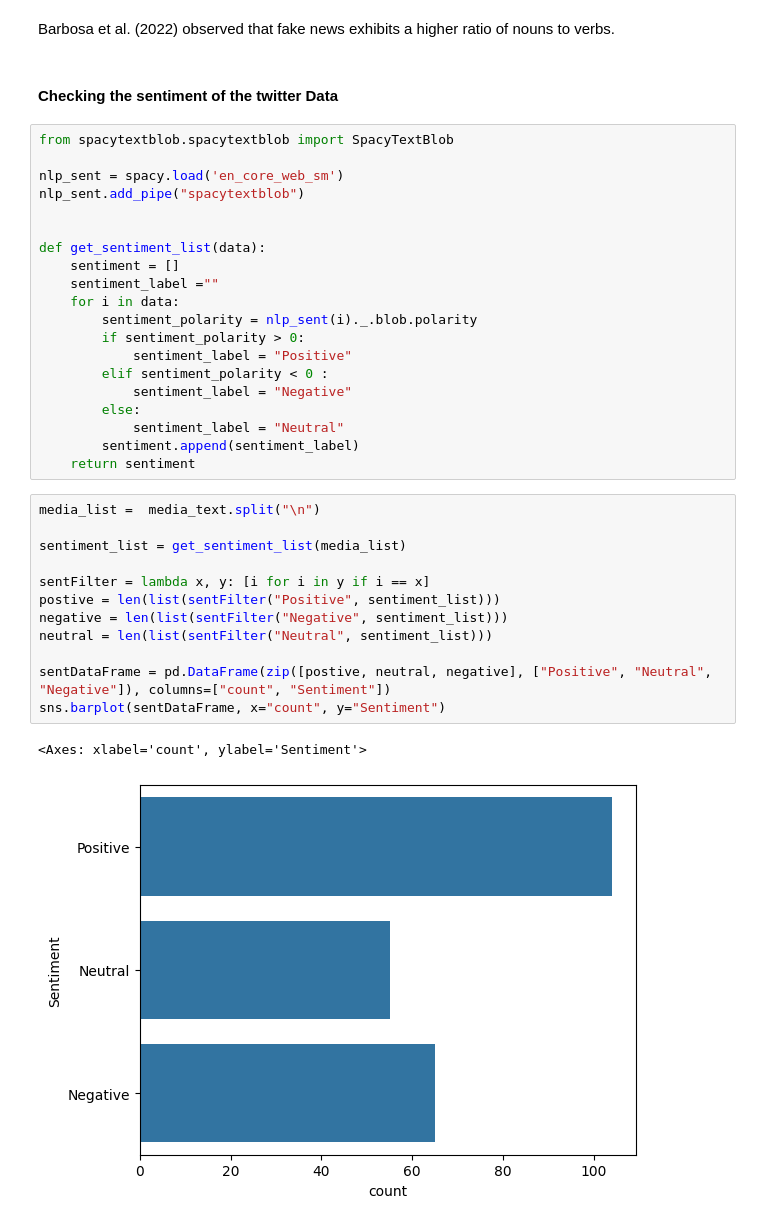
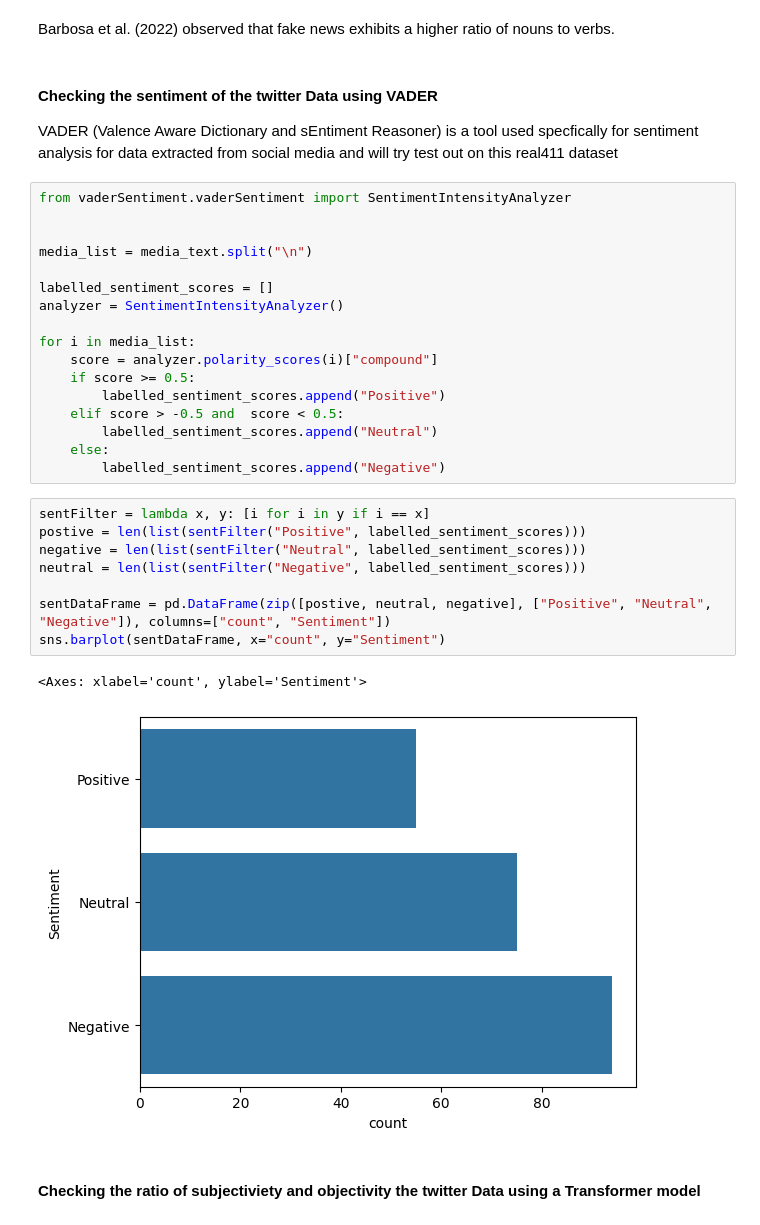
Before and after one commit to MugaRay/Data_gathering-, a Jupyter notebook: sentiment_anaysis.ipynb, the cells around one changed output. Cells and saved outputs as stored; diff of their text form.

Commit message:
VALDER sentiment anaylsis

```diff
--- a/sentiment_anaysis.ipynb
+++ b/sentiment_anaysis.ipynb
@@ -58,40 +58,37 @@ Nouns: 3446 Verbs : 1414
 [figure]
 # %% [markdown]
 Barbosa et al. (2022) observed that fake news exhibits a higher ratio of nouns to verbs.
+# %% [markdown]
+#### Checking the sentiment of the twitter Data using VADER
+
+VADER (Valence Aware Dictionary and sEntiment Reasoner) is a tool used specfically for sentiment analysis for data extracted from social media and will try test out on this real411 dataset
+# %%
+from vaderSentiment.vaderSentiment import SentimentIntensityAnalyzer
+
+
+media_list = media_text.split("\n")
+
+labelled_sentiment_scores = []
+analyzer = SentimentIntensityAnalyzer()
+
+for i in media_list:
+    score = analyzer.polarity_scores(i)["compound"]
+    if score >= 0.5:
+        labelled_sentiment_scores.append("Positive")
+    elif score > -0.5 and  score < 0.5:
+        labelled_sentiment_scores.append("Neutral")
+    else:
+        labelled_sentiment_scores.append("Negative")
+# %%
+sentFilter = lambda x, y: [i for i in y if i == x]
+postive = len(list(sentFilter("Positive", labelled_sentiment_scores)))
+negative = len(list(sentFilter("Neutral", labelled_sentiment_scores)))
+neutral = len(list(sentFilter("Negative", labelled_sentiment_scores)))
+
+sentDataFrame = pd.DataFrame(zip([postive, neutral, negative], ["Positive", "Neutral", "Negative"]), columns=["count", "Sentiment"])
+sns.barplot(sentDataFrame, x="count", y="Sentiment")
+# %% [output]
+<Axes: xlabel='count', ylabel='Sentiment'>
+[figure, added]
 # %% [markdown]
-#### Checking the sentiment of the twitter Data
+#### Checking the ratio of subjectiviety and objectivity the twitter Data using a Transformer model
-# %%
-from spacytextblob.spacytextblob import SpacyTextBlob
-
-nlp_sent = spacy.load('en_core_web_sm')
-nlp_sent.add_pipe("spacytextblob")
-
-
-def get_sentiment_list(data):
-    sentiment = []
-    sentiment_label =""
-    for i in data:
-        sentiment_polarity = nlp_sent(i)._.blob.polarity
-        if sentiment_polarity > 0:
-            sentiment_label = "Positive"
-        elif sentiment_polarity < 0 :
-            sentiment_label = "Negative"
-        else:
-            sentiment_label = "Neutral"
-        sentiment.append(sentiment_label)
-    return sentiment
-# %%
-media_list =  media_text.split("\n")
-
-sentiment_list = get_sentiment_list(media_list)
-
-sentFilter = lambda x, y: [i for i in y if i == x]
-postive = len(list(sentFilter("Positive", sentiment_list)))
-negative = len(list(sentFilter("Negative", sentiment_list)))
-neutral = len(list(sentFilter("Neutral", sentiment_list)))
-
-sentDataFrame = pd.DataFrame(zip([postive, neutral, negative], ["Positive", "Neutral", "Negative"]), columns=["count", "Sentiment"])
-sns.barplot(sentDataFrame, x="count", y="Sentiment")
-# %% [output]
-<Axes: xlabel='count', ylabel='Sentiment'>
-[figure, removed]
```
Also changed, not shown: parts of 6 cells of this notebook.
